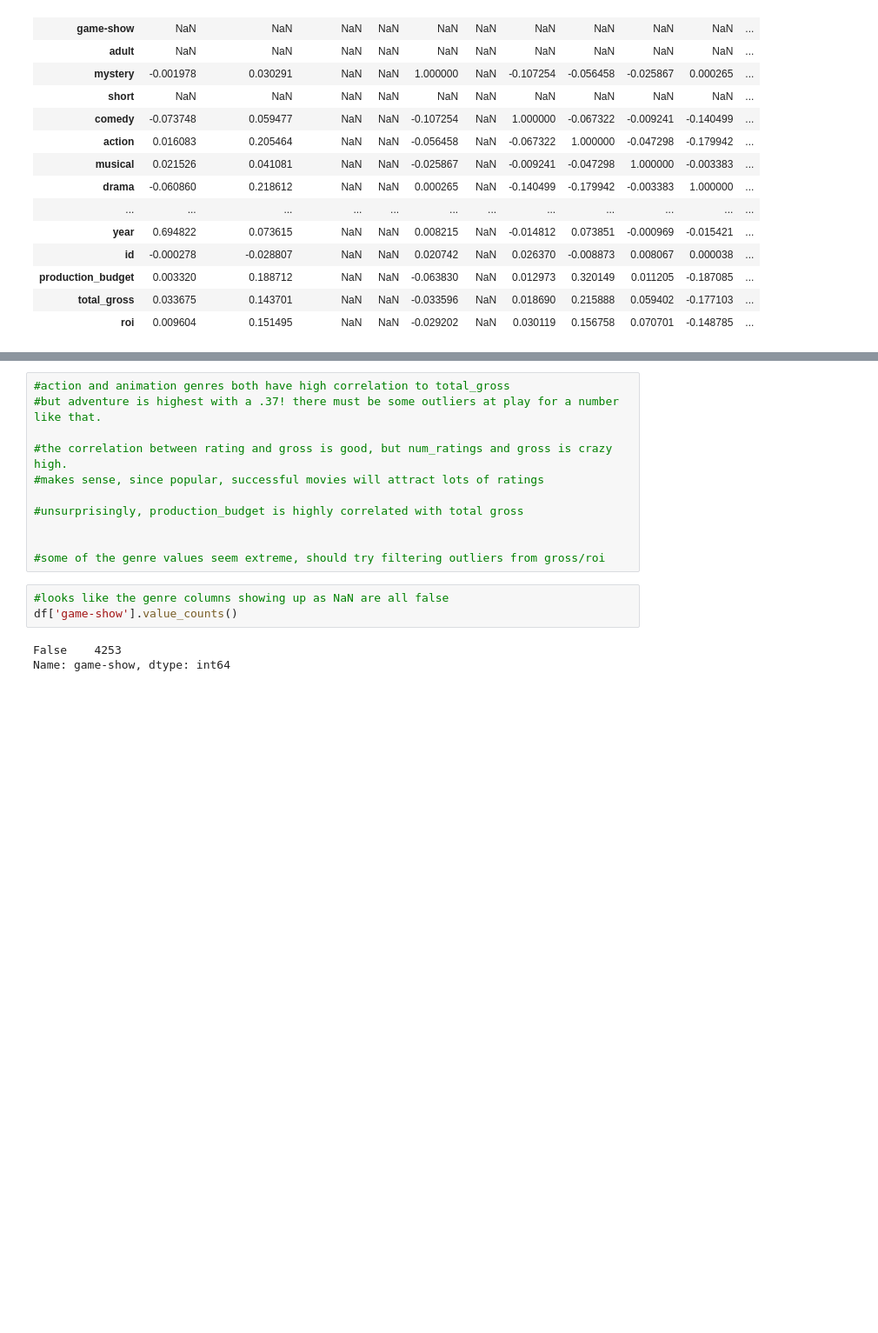
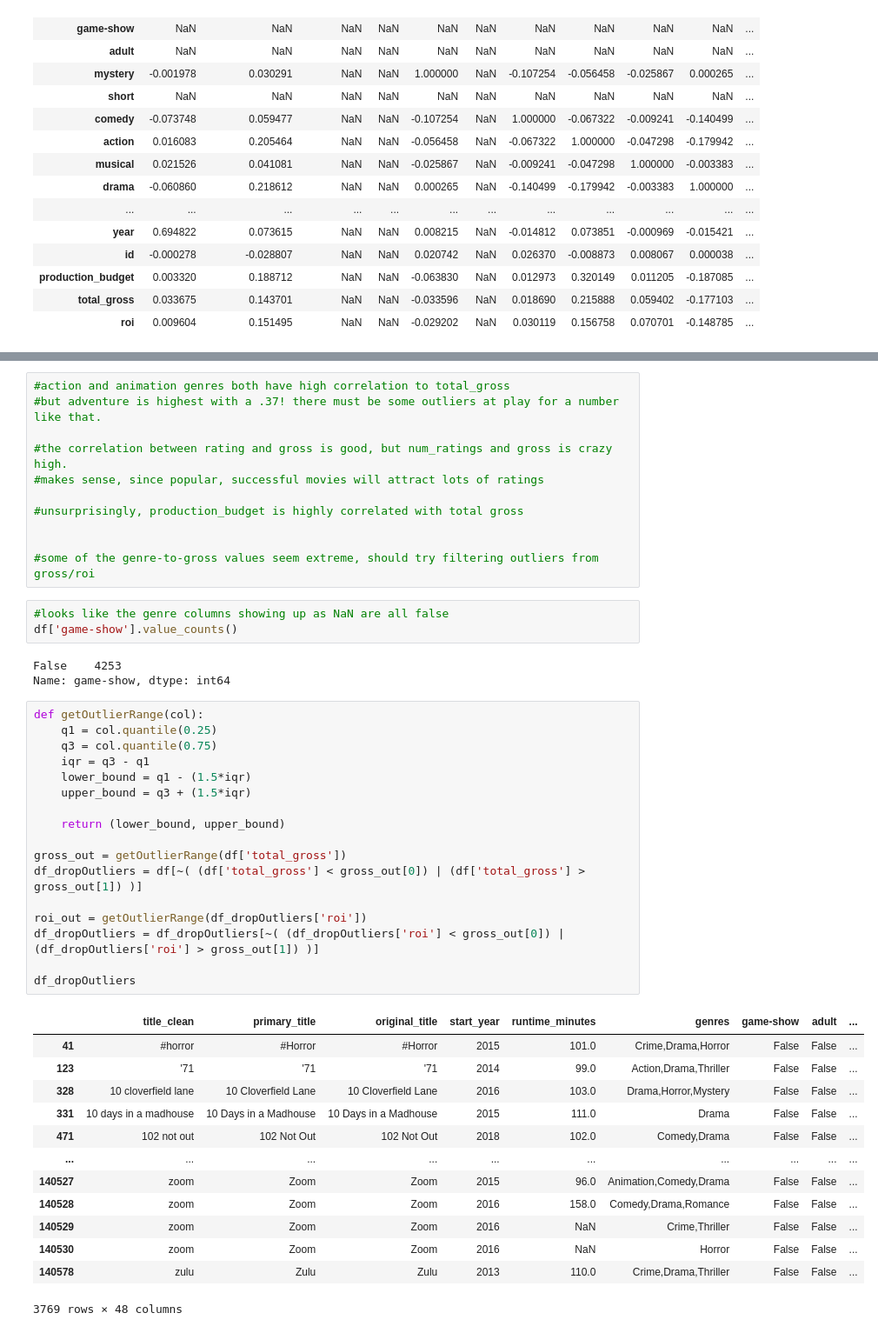
Before and after one commit to kaiuechi/flatiron-movie-analysis, a Jupyter notebook: EDA.ipynb, the cells around one changed output, grey strips where cells are left out. Shown at 87% size. Drawn from its saved outputs; the diff is of its cells as text; blank space fills up the shorter version.

```diff
--- a/EDA.ipynb
+++ b/EDA.ipynb
@@ -875,10 +940,41 @@ df.corr()
 #unsurprisingly, production_budget is highly correlated with total gross
 
 
-#some of the genre values seem extreme, should try filtering outliers from gross/roi
+#some of the genre-to-gross values seem extreme, should try filtering outliers from gross/roi
 # %%
 #looks like the genre columns showing up as NaN are all false
 df['game-show'].value_counts()
 # %% [output]
 False    4253
 Name: game-show, dtype: int64
+# %%
+def getOutlierRange(col):
+    q1 = col.quantile(0.25)
+    q3 = col.quantile(0.75)
+    iqr = q3 - q1
+    lower_bound = q1 - (1.5*iqr)
+    upper_bound = q3 + (1.5*iqr)
+
+    return (lower_bound, upper_bound)
+
+gross_out = getOutlierRange(df['total_gross'])
+df_dropOutliers = df[~( (df['total_gross'] < gross_out[0]) | (df['total_gross'] > gross_out[1]) )]
+
+roi_out = getOutlierRange(df_dropOutliers['roi'])
+df_dropOutliers = df_dropOutliers[~( (df_dropOutliers['roi'] < gross_out[0]) | (df_dropOutliers['roi'] > gross_out[1]) )]
+
+df_dropOutliers
+# %% [output]
+|  | title_clean | primary_title | original_title | start_year | runtime_minutes | genres | game-show | adult | ... |
+| 41 | #horror | #Horror | #Horror | 2015 | 101.0 | Crime,Drama,Horror | False | False | ... |
+| 123 | '71 | '71 | '71 | 2014 | 99.0 | Action,Drama,Thriller | False | False | ... |
+| 328 | 10 cloverfield lane | 10 Cloverfield Lane | 10 Cloverfield Lane | 2016 | 103.0 | Drama,Horror,Mystery | False | False | ... |
+| 331 | 10 days in a madhouse | 10 Days in a Madhouse | 10 Days in a Madhouse | 2015 | 111.0 | Drama | False | False | ... |
+| 471 | 102 not out | 102 Not Out | 102 Not Out | 2018 | 102.0 | Comedy,Drama | False | False | ... |
+| ... | ... | ... | ... | ... | ... | ... | ... | ... | ... |
+| 140527 | zoom | Zoom | Zoom | 2015 | 96.0 | Animation,Comedy,Drama | False | False | ... |
+| 140528 | zoom | Zoom | Zoom | 2016 | 158.0 | Comedy,Drama,Romance | False | False | ... |
+| 140529 | zoom | Zoom | Zoom | 2016 | NaN | Crime,Thriller | False | False | ... |
+| 140530 | zoom | Zoom | Zoom | 2016 | NaN | Horror | False | False | ... |
+| 140578 | zulu | Zulu | Zulu | 2013 | 110.0 | Crime,Drama,Thriller | False | False | ... |
+3769 rows × 48 columns
```
Also changed, not shown: parts of 12 cells of this notebook.
